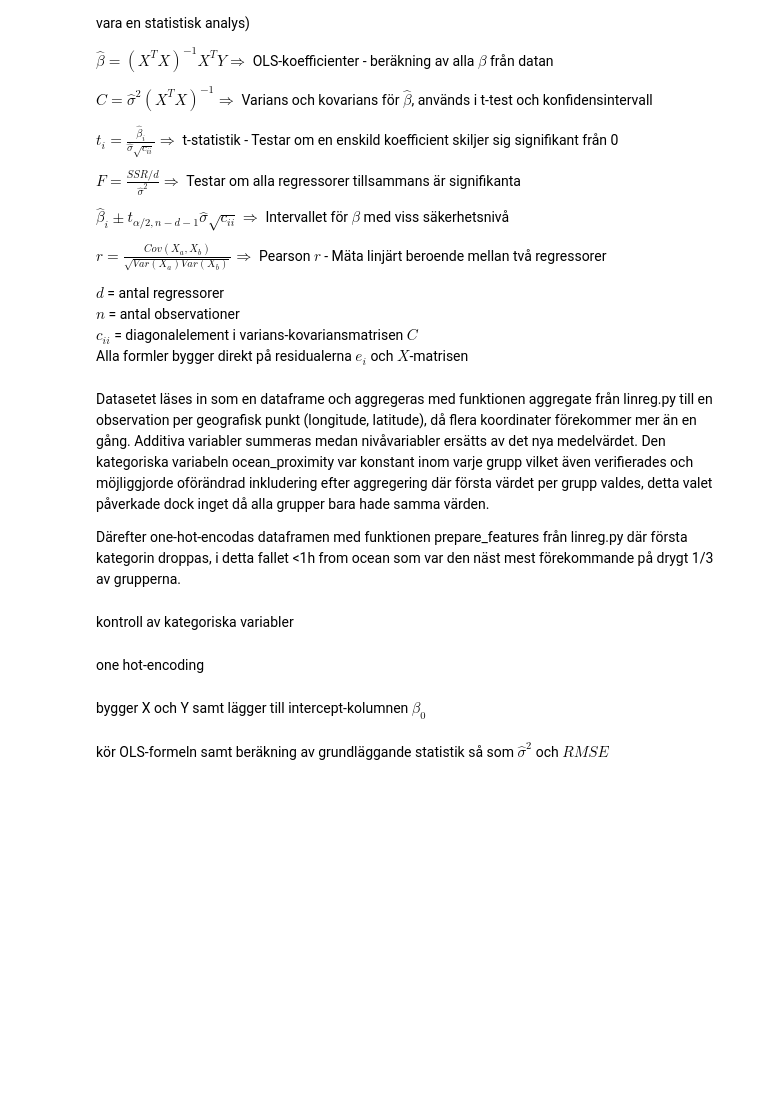
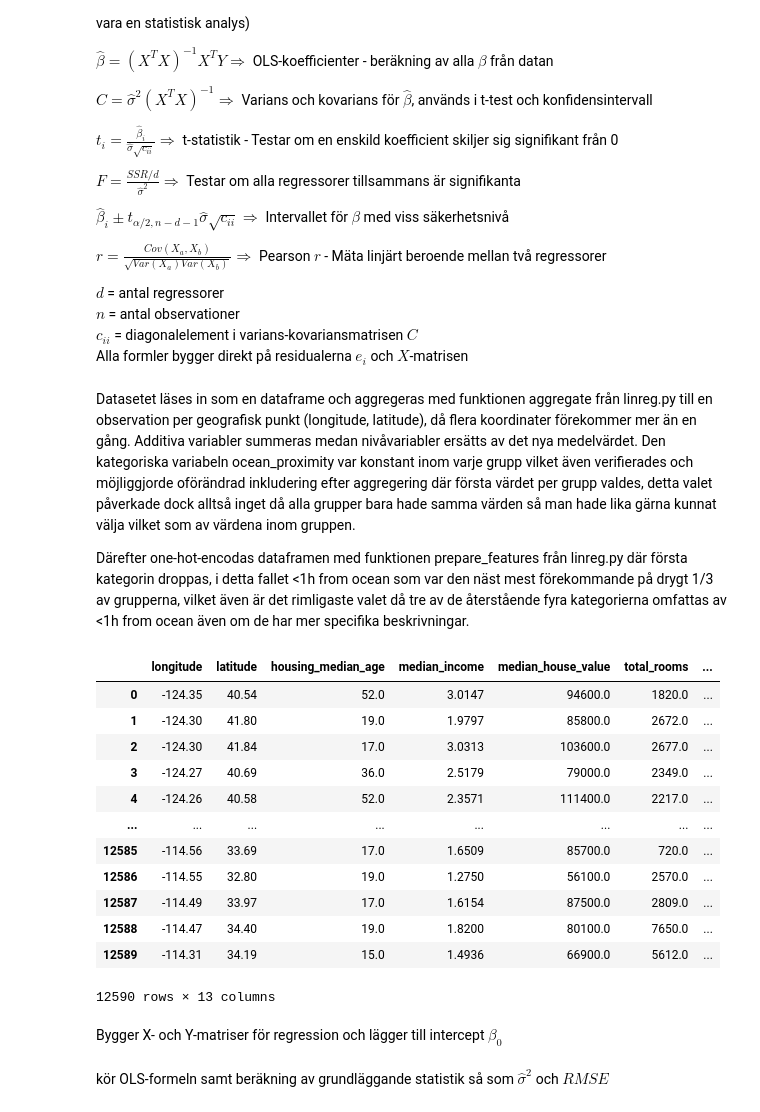
Before and after one commit to LordSven/Statistiska-metoder-NIKLAS-HAMFELDT, a Jupyter notebook: Labb_1/Labb_1.ipynb, the cells around one changed output. Saved outputs shown, nothing was run; the diff lists cells and outputs as text; code cells hidden in the pictures; blank space fills up the shorter version.

```diff
--- a/Labb_1/Labb_1.ipynb
+++ b/Labb_1/Labb_1.ipynb
@@ -39,18 +39,61 @@ $n$ = antal observationer
 $c_{ii}$ = diagonalelement i varians-kovariansmatrisen $C$
 Alla formler bygger direkt på residualerna $e_i$ och $X$-matrisen
 # %% [markdown]
-Datasetet läses in som en dataframe och aggregeras med funktionen aggregate från linreg.py till en observation per geografisk punkt (longitude, latitude), då flera koordinater förekommer mer än en gång. Additiva variabler summeras medan nivåvariabler ersätts av det nya medelvärdet. Den kategoriska variabeln ocean_proximity var konstant inom varje grupp vilket även verifierades och möjliggjorde oförändrad inkludering efter aggregering där första värdet per grupp valdes, detta valet påverkade dock inget då alla grupper bara hade samma värden.
+Datasetet läses in som en dataframe och aggregeras med funktionen aggregate från linreg.py till en observation per geografisk punkt (longitude, latitude), då flera koordinater förekommer mer än en gång. Additiva variabler summeras medan nivåvariabler ersätts av det nya medelvärdet. Den kategoriska variabeln ocean_proximity var konstant inom varje grupp vilket även verifierades och möjliggjorde oförändrad inkludering efter aggregering där första värdet per grupp valdes, detta valet påverkade dock alltså inget då alla grupper bara hade samma värden så man hade lika gärna kunnat välja vilket som av värdena inom gruppen.
 
-Därefter one-hot-encodas dataframen med funktionen prepare_features från linreg.py där första kategorin droppas, i detta fallet <1h from ocean som var den näst mest förekommande på drygt 1/3 av grupperna.
+Därefter one-hot-encodas dataframen med funktionen prepare_features från linreg.py där första kategorin droppas, i detta fallet <1h from ocean som var den näst mest förekommande på drygt 1/3 av grupperna, vilket även är det rimligaste valet då tre av de återstående fyra kategorierna omfattas av <1h from ocean även om de har mer specifika beskrivningar.
 # %%
-from linreg import LinearRegression, aggregate, prepare_features, build_X_Y
+from linreg import LinearRegression, aggregate, build_X_Y
 housing = pd.read_csv('housing.csv')
 aggregated = aggregate(housing)
-aggregated, X_cols = prepare_features(aggregated, cat_cols=['ocean_proximity'])
+
+def prepare_features(df, cat_cols=None, drop_first=None):
+    """
+    One-hot encodar angivna kategoriska kolumner och returnerar
+    dataframe redo för regression tillsammans med lista på feature-namn.
+
+    Parameters
+    ----------
+    df : pd.DataFrame
+        DataFrame som ska transformerad
+    cat_cols : list of str
+        Kolumner som ska one-hot encodas
+    drop_first : bool, default True
+        Drop first category för att undvika multikollinearitet
+
+    Returns
+    -------
+    df_prepared : pd.DataFrame
+        DataFrame med en-hot encodade kolumner
+    feat_cols : list of str
+        Lista på kolumnnamn som ska användas som X
+    """
+
+    df_prepared = df.copy()
+
+    if cat_cols is not None:
+        df_prepared = pd.get_dummies(df_prepared, columns=cat_cols, drop_first=drop_first)
+
+    feat_cols = [col for col in df_prepared.columns if col not in ['median_house_value']]
+
+    return df_prepared, feat_cols
+
+aggregated, X_cols = prepare_features(aggregated, cat_cols=['ocean_proximity'], drop_first=True)
+aggregated
+# %% [output]
+|  | longitude | latitude | housing_median_age | median_income | median_house_value | total_rooms | ... |
+| 0 | -124.35 | 40.54 | 52.0 | 3.0147 | 94600.0 | 1820.0 | ... |
+| 1 | -124.30 | 41.80 | 19.0 | 1.9797 | 85800.0 | 2672.0 | ... |
+| 2 | -124.30 | 41.84 | 17.0 | 3.0313 | 103600.0 | 2677.0 | ... |
+| 3 | -124.27 | 40.69 | 36.0 | 2.5179 | 79000.0 | 2349.0 | ... |
+| 4 | -124.26 | 40.58 | 52.0 | 2.3571 | 111400.0 | 2217.0 | ... |
+| ... | ... | ... | ... | ... | ... | ... | ... |
+| 12585 | -114.56 | 33.69 | 17.0 | 1.6509 | 85700.0 | 720.0 | ... |
+| 12586 | -114.55 | 32.80 | 19.0 | 1.2750 | 56100.0 | 2570.0 | ... |
+| 12587 | -114.49 | 33.97 | 17.0 | 1.6154 | 87500.0 | 2809.0 | ... |
+| 12588 | -114.47 | 34.40 | 19.0 | 1.8200 | 80100.0 | 7650.0 | ... |
+| 12589 | -114.31 | 34.19 | 15.0 | 1.4936 | 66900.0 | 5612.0 | ... |
+12590 rows × 13 columns
-# %% [markdown]
-kontroll av kategoriska variabler
-# %% [markdown]
-one hot-encoding
 # %% [markdown]
-bygger X och Y samt lägger till intercept-kolumnen $\beta_0$
+Bygger X- och Y-matriser för regression och lägger till intercept $\beta_0$
 # %%
```
Also changed, not shown: parts of 9 cells of this notebook, 1 other file.
